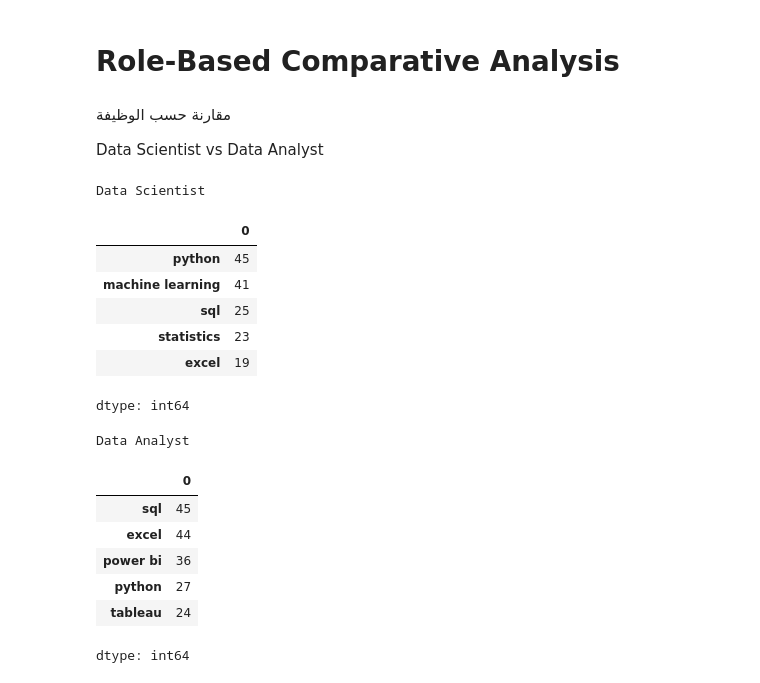
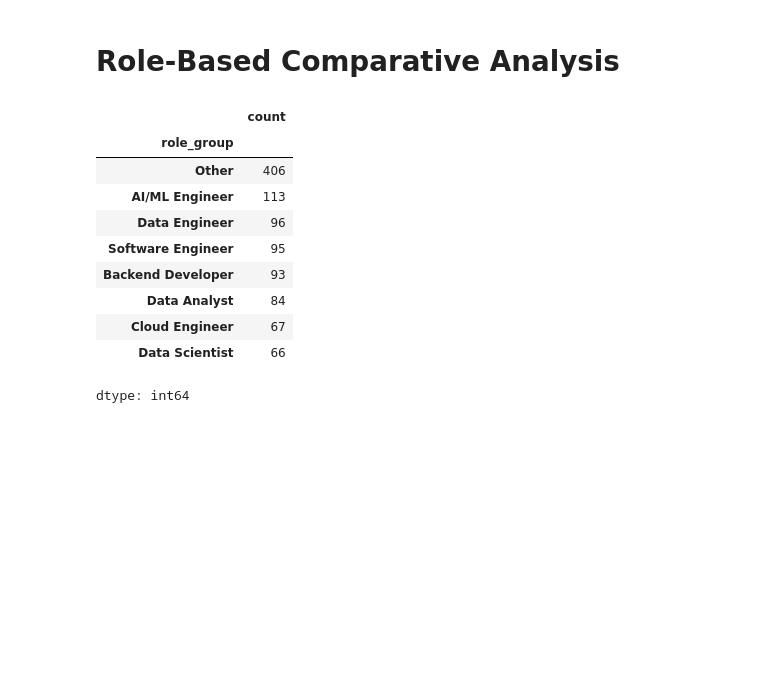
Before and after one commit to SaraAljuraybah/saudi-tech-job-skills-analysis, a Jupyter notebook: notebooks/data_collection.ipynb, the cells around one changed output. Cells and saved outputs as stored; diff of their text form; code cells hidden in the pictures; blank space fills up the shorter version.

```diff
--- a/notebooks/data_collection.ipynb
+++ b/notebooks/data_collection.ipynb
@@ -452,34 +438,37 @@ Extracted skills were categorized into **Technical**, **Analytical**, and **Soft
 # %% [markdown]
 # **Role-Based Comparative Analysis**
-# %% [markdown]
-مقارنة حسب الوظيفة
-
-Data Scientist vs Data Analyst
-# %%
-ds = df[df["job_title"].str.contains("Data Scientist", case=False, na=False)]
-da = df[df["job_title"].str.contains("Data Analyst", case=False, na=False)]
-
-print("Data Scientist")
-ds[skills_list].sum().sort_values(ascending=False).head(5)
-# %% [output]
-Data Scientist
-|  | 0 |
-| python | 45 |
-| machine learning | 41 |
-| sql | 25 |
-| statistics | 23 |
-| excel | 19 |
-dtype: int64
-# %%
-print("Data Analyst")
-
-da[skills_list].sum().sort_values(ascending=False).head(5)
-# %% [output]
-Data Analyst
-|  | 0 |
-| sql | 45 |
-| excel | 44 |
-| power bi | 36 |
-| python | 27 |
-| tableau | 24 |
-dtype: int64
+# %%
+def map_role(title):
+    t = str(title).lower()
+
+    if "data scientist" in t:
+        return "Data Scientist"
+    if "data analyst" in t:
+        return "Data Analyst"
+    if "data engineer" in t:
+        return "Data Engineer"
+    if "ai engineer" in t or "ml engineer" in t or "machine learning" in t:
+        return "AI/ML Engineer"
+    if "backend" in t:
+        return "Backend Developer"
+    if "software engineer" in t:
+        return "Software Engineer"
+    if "cloud" in t:
+        return "Cloud Engineer"
+
+    return "Other"
+
+df["role_group"] = df["job_title_std"].apply(map_role)
+df["role_group"].value_counts().head(10)
+# %% [output]
+|  | count |
+| role_group |  |
+| Other | 406 |
+| AI/ML Engineer | 113 |
+| Data Engineer | 96 |
+| Software Engineer | 95 |
+| Backend Developer | 93 |
+| Data Analyst | 84 |
+| Cloud Engineer | 67 |
+| Data Scientist | 66 |
+dtype: int64
```
Also changed, not shown: parts of 19 cells of this notebook.
